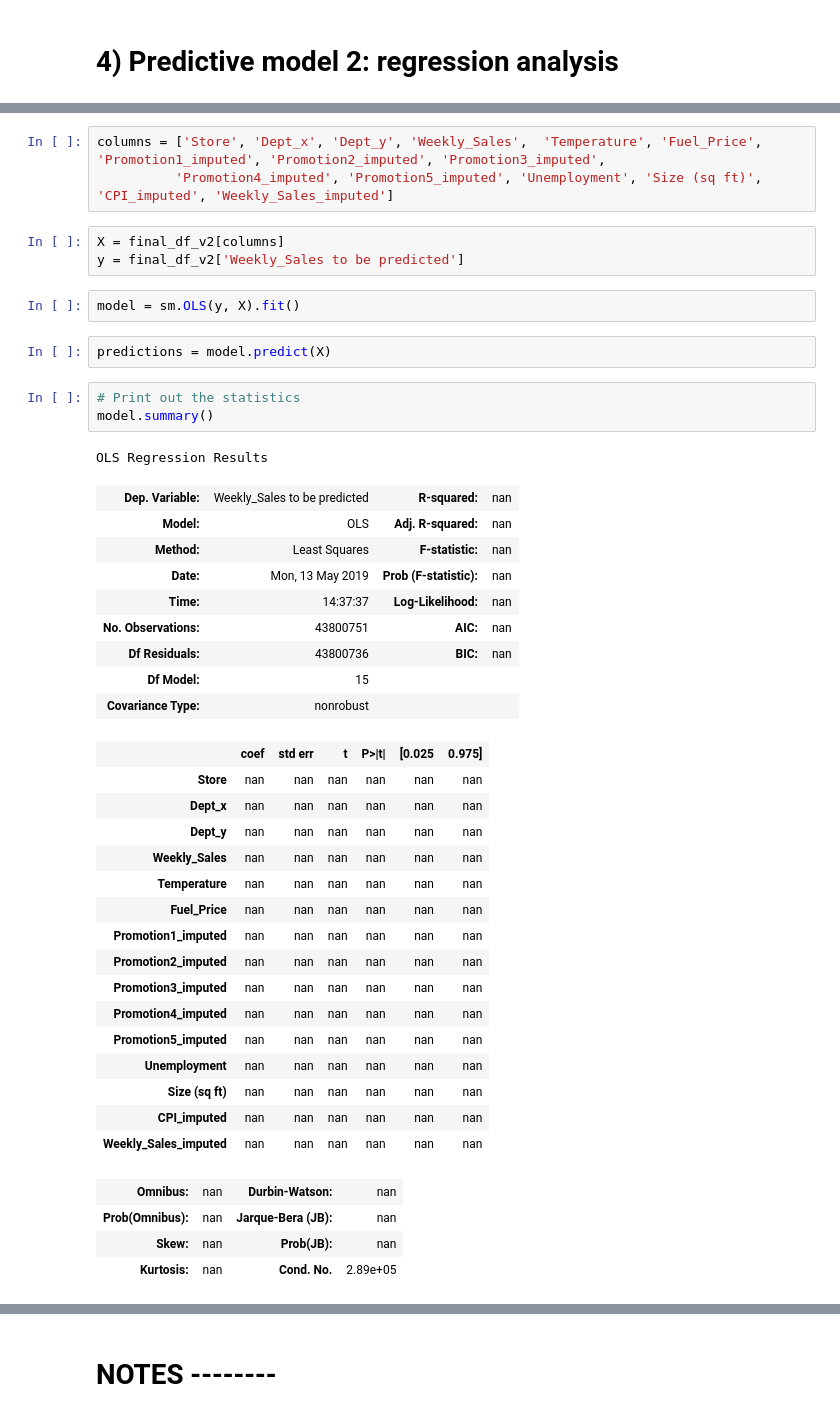
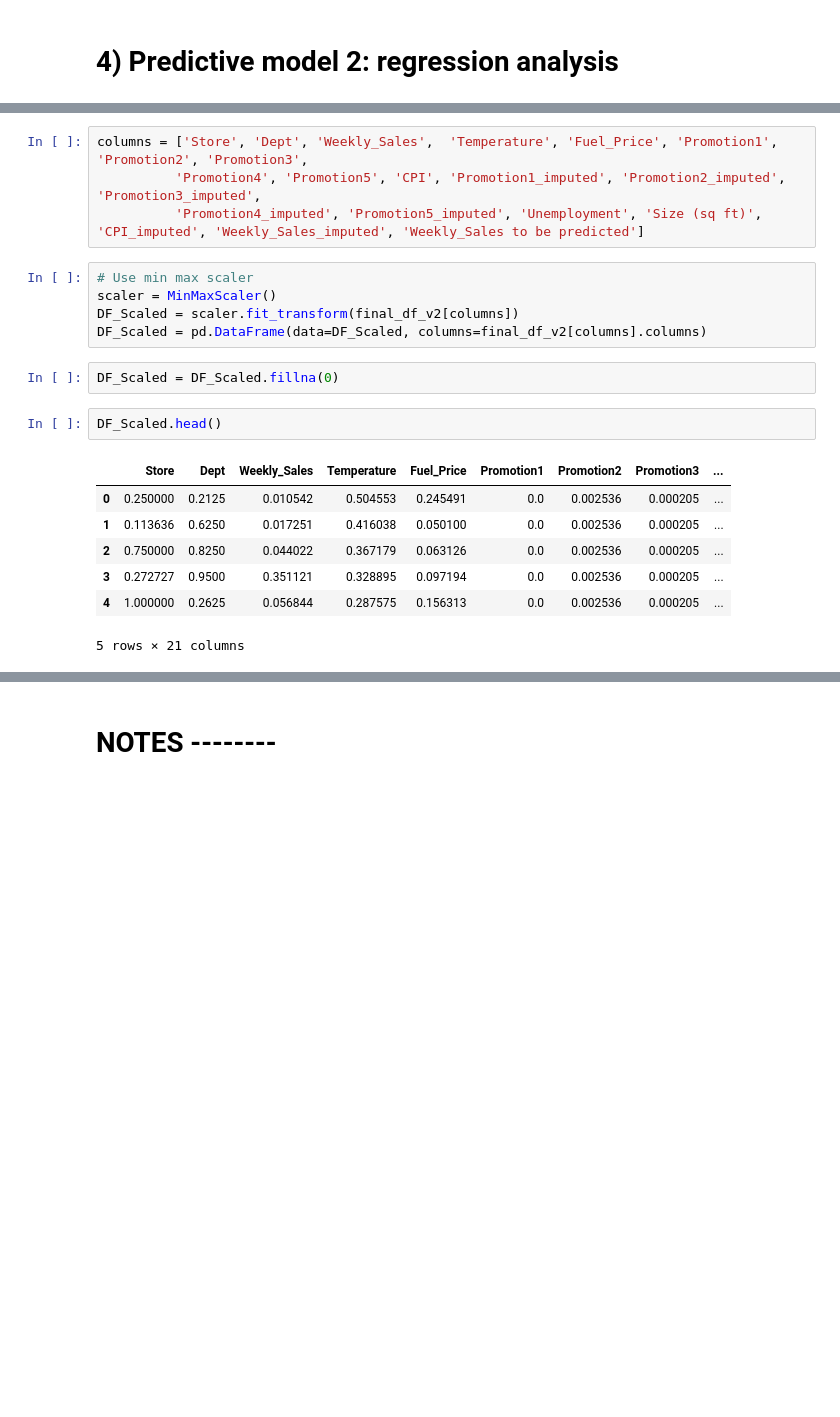
Before and after one commit to SedarOlmez94/sales-forecasting, a Jupyter notebook: Manchester_workbook.ipynb, the cells around one changed output, grey strips where cells are left out. Saved outputs shown, nothing was run; the diff lists cells and outputs as text; blank space fills up the shorter version.

```diff
--- a/Manchester_workbook.ipynb
+++ b/Manchester_workbook.ipynb
@@ -808,44 +813,21 @@ final_df_v2.fillna(0)
 # %%
-columns = ['Store', 'Dept_x', 'Dept_y', 'Weekly_Sales',  'Temperature', 'Fuel_Price', 'Promotion1_imputed', 'Promotion2_imputed', 'Promotion3_imputed',
-          'Promotion4_imputed', 'Promotion5_imputed', 'Unemployment', 'Size (sq ft)', 'CPI_imputed', 'Weekly_Sales_imputed']
+columns = ['Store', 'Dept', 'Weekly_Sales',  'Temperature', 'Fuel_Price', 'Promotion1', 'Promotion2', 'Promotion3',
+          'Promotion4', 'Promotion5', 'CPI', 'Promotion1_imputed', 'Promotion2_imputed', 'Promotion3_imputed',
+          'Promotion4_imputed', 'Promotion5_imputed', 'Unemployment', 'Size (sq ft)', 'CPI_imputed', 'Weekly_Sales_imputed', 'Weekly_Sales to be predicted']
-# %%
-X = final_df_v2[columns]
-y = final_df_v2['Weekly_Sales to be predicted']
-# %%
-model = sm.OLS(y, X).fit()
-# %%
-predictions = model.predict(X)
-# %%
-# Print out the statistics
-model.summary()
-# %% [output]
-OLS Regression Results
-| Dep. Variable: | Weekly_Sales to be predicted | R-squared: | nan |
-| Model: | OLS | Adj. R-squared: | nan |
-| Method: | Least Squares | F-statistic: | nan |
-| Date: | Mon, 13 May 2019 | Prob (F-statistic): | nan |
-| Time: | 14:37:37 | Log-Likelihood: | nan |
-| No. Observations: | 43800751 | AIC: | nan |
-| Df Residuals: | 43800736 | BIC: | nan |
-| Df Model: | 15 |  |  |
-| Covariance Type: | nonrobust |  |  |
-|  | coef | std err | t | P>|t| | [0.025 | 0.975] |
-| Store | nan | nan | nan | nan | nan | nan |
-| Dept_x | nan | nan | nan | nan | nan | nan |
-| Dept_y | nan | nan | nan | nan | nan | nan |
-| Weekly_Sales | nan | nan | nan | nan | nan | nan |
-| Temperature | nan | nan | nan | nan | nan | nan |
-| Fuel_Price | nan | nan | nan | nan | nan | nan |
-| Promotion1_imputed | nan | nan | nan | nan | nan | nan |
-| Promotion2_imputed | nan | nan | nan | nan | nan | nan |
-| Promotion3_imputed | nan | nan | nan | nan | nan | nan |
-| Promotion4_imputed | nan | nan | nan | nan | nan | nan |
-| Promotion5_imputed | nan | nan | nan | nan | nan | nan |
-| Unemployment | nan | nan | nan | nan | nan | nan |
-| Size (sq ft) | nan | nan | nan | nan | nan | nan |
-| CPI_imputed | nan | nan | nan | nan | nan | nan |
-| Weekly_Sales_imputed | nan | nan | nan | nan | nan | nan |
-| Omnibus: | nan | Durbin-Watson: | nan |
-| Prob(Omnibus): | nan | Jarque-Bera (JB): | nan |
-| Skew: | nan | Prob(JB): | nan |
-| Kurtosis: | nan | Cond. No. | 2.89e+05 |
+# %%
+# Use min max scaler
+scaler = MinMaxScaler()
+DF_Scaled = scaler.fit_transform(final_df_v2[columns])
+DF_Scaled = pd.DataFrame(data=DF_Scaled, columns=final_df_v2[columns].columns)
+# %%
+DF_Scaled = DF_Scaled.fillna(0)
+# %%
+DF_Scaled.head()
+# %% [output]
+|  | Store | Dept | Weekly_Sales | Temperature | Fuel_Price | Promotion1 | Promotion2 | Promotion3 | ... |
+| 0 | 0.250000 | 0.2125 | 0.010542 | 0.504553 | 0.245491 | 0.0 | 0.002536 | 0.000205 | ... |
+| 1 | 0.113636 | 0.6250 | 0.017251 | 0.416038 | 0.050100 | 0.0 | 0.002536 | 0.000205 | ... |
+| 2 | 0.750000 | 0.8250 | 0.044022 | 0.367179 | 0.063126 | 0.0 | 0.002536 | 0.000205 | ... |
+| 3 | 0.272727 | 0.9500 | 0.351121 | 0.328895 | 0.097194 | 0.0 | 0.002536 | 0.000205 | ... |
+| 4 | 1.000000 | 0.2625 | 0.056844 | 0.287575 | 0.156313 | 0.0 | 0.002536 | 0.000205 | ... |
+5 rows × 21 columns
```
Also changed, not shown: parts of 17 cells of this notebook.
